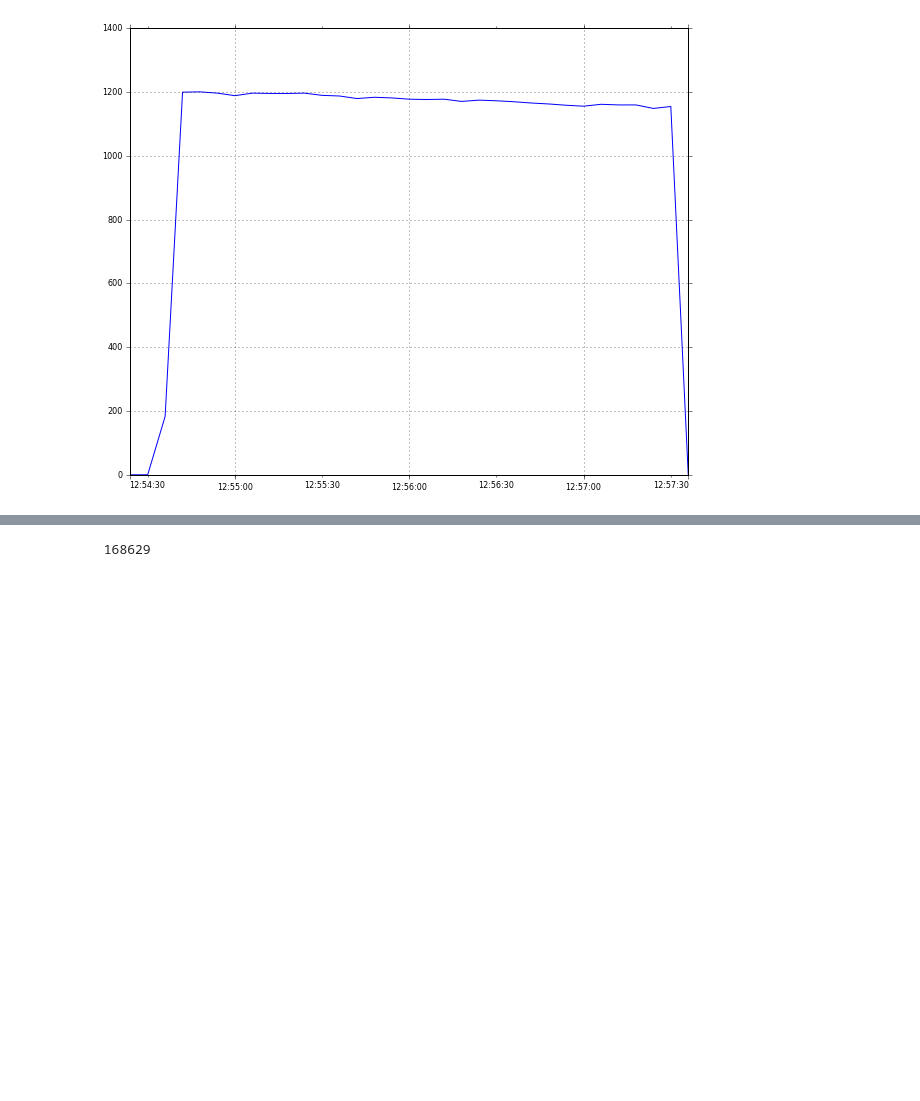
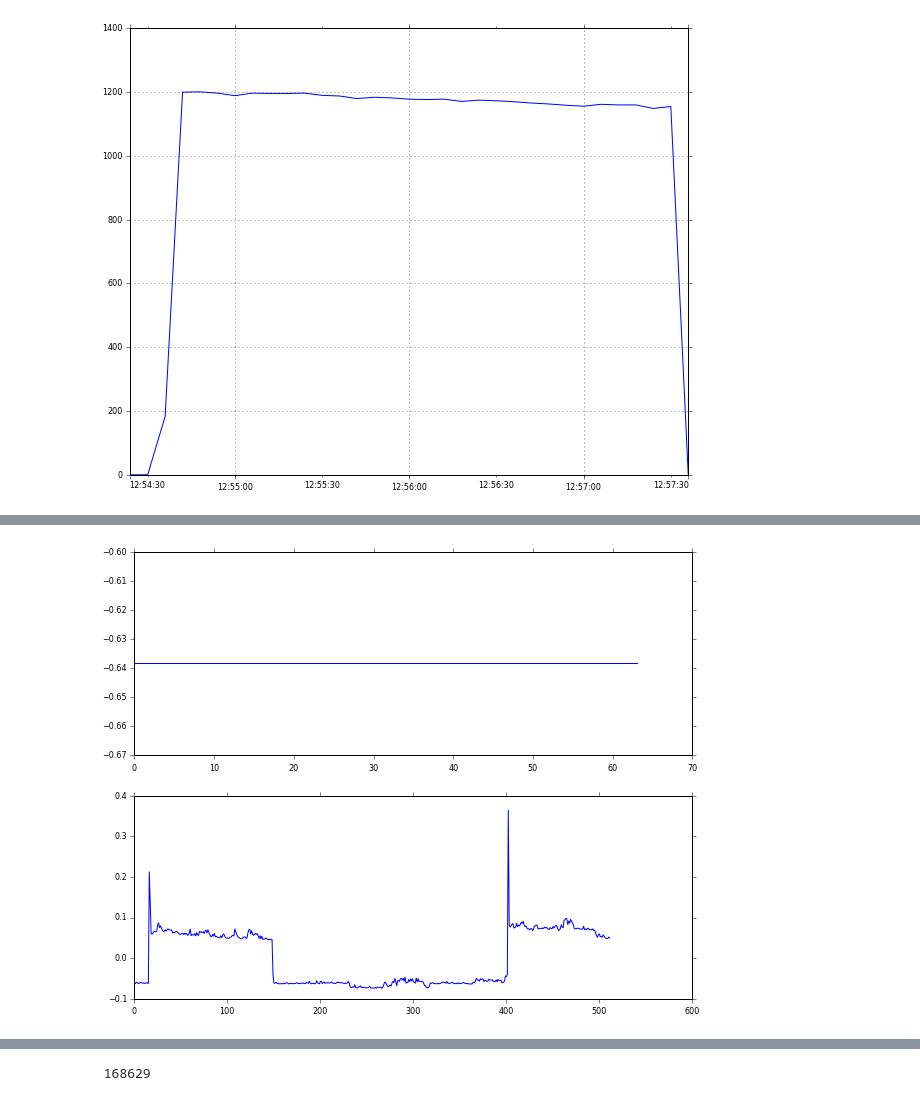
Before and after one commit to JackKelly/neuralnilm_prototype, a Jupyter notebook: notebooks/test RandomSegments.ipynb, the cells around one changed output, grey strips where cells are left out. Drawn from its saved outputs; the diff is of its cells as text; code cells hidden in the pictures; blank space fills up the shorter version.

```diff
--- a/notebooks/test RandomSegments.ipynb
+++ b/notebooks/test RandomSegments.ipynb
@@ -11,15 +11,19 @@ from sys import stdout
 source = RandomSegmentsInMemory(
     filename='/data/mine/vadeec/merged/ukdale.h5',
     #target_appliance=['washer dryer', 'washing machine'],
-    target_appliance=['fridge freezer', 'fridge', 'freezer'],
-    window=("2013-03-18", "2013-05-18"),
+    target_appliance=['fridge freezer', 'fridge'],
+    window=("2013-03-18", None),
+    #window=("2013-03-18", "2013-05-18"),
     #window=("2013-04-01", "2013-08-01"),
-    seq_length=1200,
+    seq_length=512,
     train_buildings=[1,2,3,4,5],
     validation_buildings=[1,2,3,4,5],
     n_seq_per_batch=2,
     standardise_input=True,
-    standardise_targets=True
+    independently_center_inputs=True,
+    standardise_targets=True,
+    subsample_target=8,
+    ignore_incomplete=True
     #offset_probability=0.5,
     #ignore_offset_activations=True
 )
@@ -47,6 +55,6 @@ source.train_buildings
 # %%
 def plot_data(X, y, seq_i=0):
-    fig, axes = plt.subplots(nrows=2, sharex=True)
+    fig, axes = plt.subplots(nrows=2, sharex=False)
     axes[0].plot(y[seq_i, :, 0])
     axes[1].plot(X[seq_i, :, 0])
     plt.show()
@@ -56,4 +64,5 @@ source.activations[4][13].plot()
 <matplotlib.axes._subplots.AxesSubplot at 0x...>
 [figure]
 # %%
+source.n_seq_per_batch = 2
 X_val, y_val = source.validation_data()
@@ -60,2 +74,4 @@ X_val, y_val = source.validation_data()
 # %%
-plot_data(X_val, y_val, 1)
+plot_data(X_val, y_val, 0)
+# %% [output]
+[figure, added]
```
Also changed, not shown: parts of 13 cells of this notebook, 5 other files.
